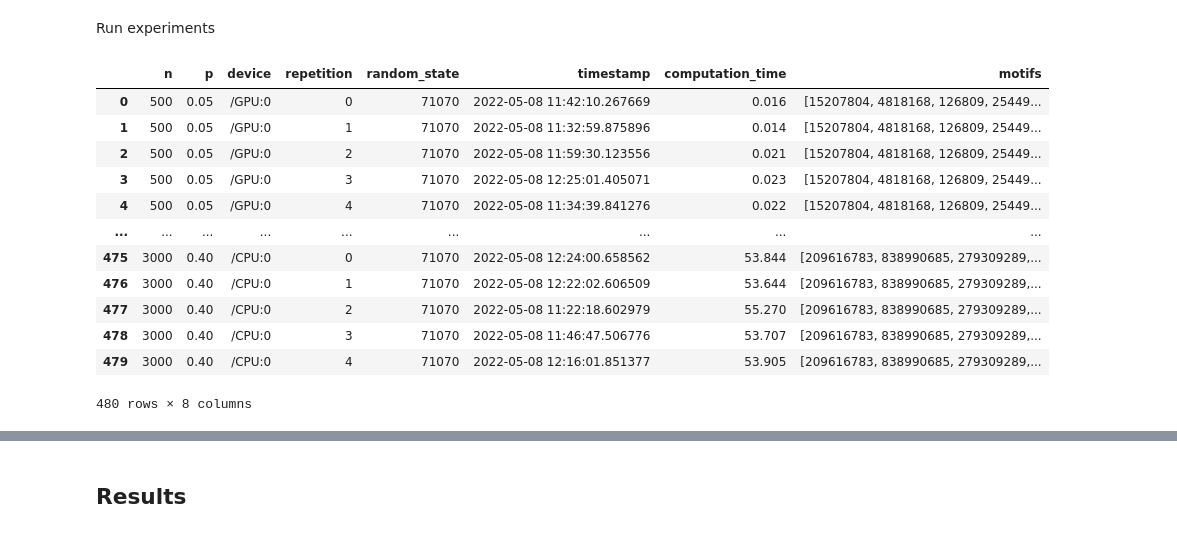
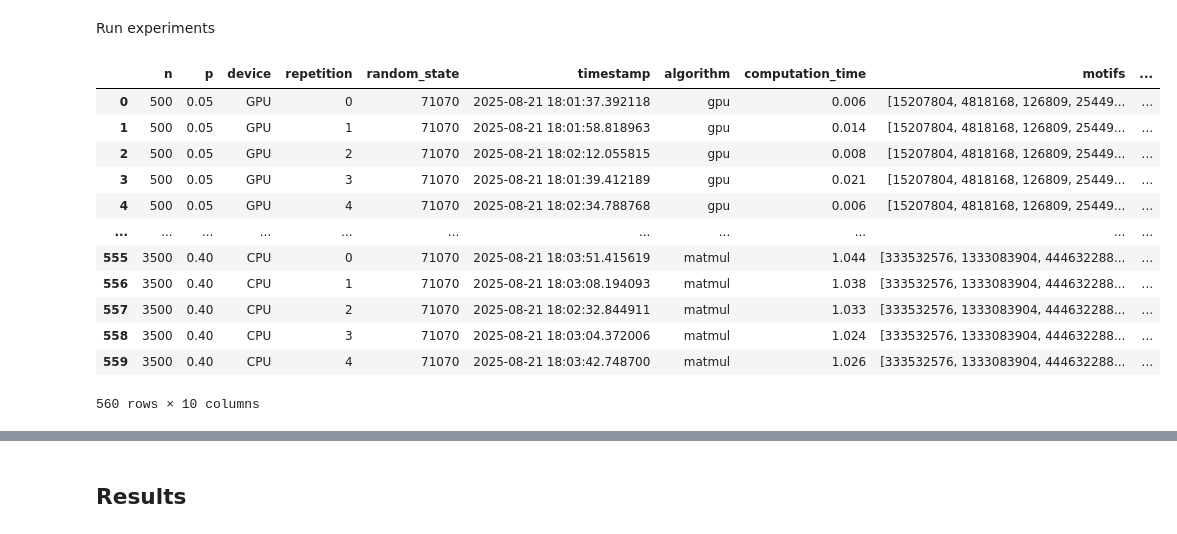
Before and after one commit to gialdetti/netsci, a Jupyter notebook: examples/tech/gpu_speedup.ipynb, the cells around one changed output, grey strips where cells are left out. Drawn from its saved outputs; the diff is of its cells as text; code cells hidden in the pictures.

```diff
--- a/examples/tech/gpu_speedup.ipynb
+++ b/examples/tech/gpu_speedup.ipynb
@@ -132,17 +74,19 @@ CPU took 4.208 sec.
 # %% [markdown]
 Experiment configurations
 # %%
-ns = np.arange(0, 3500, 500)[1:]
-ps = np.linspace(0, 0.4, 8+1)[1:]
+# ns = np.arange(0, 500, 100)[1:]
+ns = np.arange(0, 4000, 500)[1:]
+ps = np.linspace(0, 0.4, 8 + 1)[1:]
 print(ns, ps)
-devices = ('/GPU:0', '/CPU:0')
+devices = ("GPU", "CPU")
 n_repetitions = 5
 
 # ns, ps = ns[:2], ps[:3]
 
-experiments = pd.DataFrame(itertools.product(ns, ps, devices, np.arange(n_repetitions)),
-                           columns=['n', 'p', 'device', 'repetition']) \
-  .assign(random_state=71070)
+experiments = pd.DataFrame(
+    itertools.product(ns, ps, devices, np.arange(n_repetitions)),
+    columns=["n", "p", "device", "repetition"],
+).assign(random_state=71070)
 
 # display(experiments.agg(['nunique']))
 experiments
@@ -164,39 +108,47 @@ experiments
 # %% [markdown]
 Run experiments
 # %%
-logging.getLogger('netsci.metrics.motifs_gpu').setLevel(logging.INFO)
+logging.getLogger("netsci.metrics.motifs_gpu").setLevel(logging.INFO)
 
 
 def measure(A, device):
-  timestamp = pd.Timestamp.now()
+    timestamp = pd.Timestamp.now()
 
-  with Timer() as t:
-    with tf.device(device):
-      f = nsm.motifs(A, algorithm='gpu')
-  return {
-      'timestamp': timestamp,
-      'computation_time': t.interval_ms / 1000,
-      'motifs': f,
-  }
+    algorithm = "gpu" if device == "GPU" else "matmul"
+    with Timer() as t:
+        f = nsm.motifs(A, algorithm=algorithm)
+    return {
+        "timestamp": timestamp,
+        "algorithm": algorithm,
+        "computation_time": t.interval_ms / 1000,
+        "motifs": f,
+    }
 
 
 times = experiments.join(
-    experiments.sample(frac=1) \
-    .progress_apply(lambda r: measure(erdos_renyi(r.n, r.p, random_state=r.random_state), r.device), axis=1) \
+    experiments.sample(frac=1)
+    .progress_apply(
+        lambda r: measure(erdos_renyi(r.n, r.p, random_state=r.random_state), r.device),
+        axis=1,
+    )
     .apply(pd.Series)
+).assign(
+    processor=lambda df: df.device.replace(
+        dict(CPU=system_info["cpu"], GPU=system_info["gpus_compute"][-1])
+    )
 )
 times
 # %% [output]
-|  | n | p | device | repetition | random_state | timestamp | computation_time | motifs |
-| 0 | 500 | 0.05 | /GPU:0 | 0 | 71070 | 2022-05-08 11:42:10.267669 | 0.016 | [15207804, 4818168, 126809, 25449... |
-| 1 | 500 | 0.05 | /GPU:0 | 1 | 71070 | 2022-05-08 11:32:59.875896 | 0.014 | [15207804, 4818168, 126809, 25449... |
-| 2 | 500 | 0.05 | /GPU:0 | 2 | 71070 | 2022-05-08 11:59:30.123556 | 0.021 | [15207804, 4818168, 126809, 25449... |
-| 3 | 500 | 0.05 | /GPU:0 | 3 | 71070 | 2022-05-08 12:25:01.405071 | 0.023 | [15207804, 4818168, 126809, 25449... |
-| 4 | 500 | 0.05 | /GPU:0 | 4 | 71070 | 2022-05-08 11:34:39.841276 | 0.022 | [15207804, 4818168, 126809, 25449... |
-| ... | ... | ... | ... | ... | ... | ... | ... | ... |
-| 475 | 3000 | 0.40 | /CPU:0 | 0 | 71070 | 2022-05-08 12:24:00.658562 | 53.844 | [209616783, 838990685, 279309289,... |
-| 476 | 3000 | 0.40 | /CPU:0 | 1 | 71070 | 2022-05-08 12:22:02.606509 | 53.644 | [209616783, 838990685, 279309289,... |
-| 477 | 3000 | 0.40 | /CPU:0 | 2 | 71070 | 2022-05-08 11:22:18.602979 | 55.270 | [209616783, 838990685, 279309289,... |
-| 478 | 3000 | 0.40 | /CPU:0 | 3 | 71070 | 2022-05-08 11:46:47.506776 | 53.707 | [209616783, 838990685, 279309289,... |
-| 479 | 3000 | 0.40 | /CPU:0 | 4 | 71070 | 2022-05-08 12:16:01.851377 | 53.905 | [209616783, 838990685, 279309289,... |
+|  | n | p | device | repetition | random_state | timestamp | algorithm | computation_time | motifs | ... |
+| 0 | 500 | 0.05 | GPU | 0 | 71070 | 2025-08-21 18:01:37.392118 | gpu | 0.006 | [15207804, 4818168, 126809, 25449... | ... |
+| 1 | 500 | 0.05 | GPU | 1 | 71070 | 2025-08-21 18:01:58.818963 | gpu | 0.014 | [15207804, 4818168, 126809, 25449... | ... |
+| 2 | 500 | 0.05 | GPU | 2 | 71070 | 2025-08-21 18:02:12.055815 | gpu | 0.008 | [15207804, 4818168, 126809, 25449... | ... |
+| 3 | 500 | 0.05 | GPU | 3 | 71070 | 2025-08-21 18:01:39.412189 | gpu | 0.021 | [15207804, 4818168, 126809, 25449... | ... |
+| 4 | 500 | 0.05 | GPU | 4 | 71070 | 2025-08-21 18:02:34.788768 | gpu | 0.006 | [15207804, 4818168, 126809, 25449... | ... |
+| ... | ... | ... | ... | ... | ... | ... | ... | ... | ... | ... |
+| 555 | 3500 | 0.40 | CPU | 0 | 71070 | 2025-08-21 18:03:51.415619 | matmul | 1.044 | [333532576, 1333083904, 444632288... | ... |
+| 556 | 3500 | 0.40 | CPU | 1 | 71070 | 2025-08-21 18:03:08.194093 | matmul | 1.038 | [333532576, 1333083904, 444632288... | ... |
+| 557 | 3500 | 0.40 | CPU | 2 | 71070 | 2025-08-21 18:02:32.844911 | matmul | 1.033 | [333532576, 1333083904, 444632288... | ... |
+| 558 | 3500 | 0.40 | CPU | 3 | 71070 | 2025-08-21 18:03:04.372006 | matmul | 1.024 | [333532576, 1333083904, 444632288... | ... |
+| 559 | 3500 | 0.40 | CPU | 4 | 71070 | 2025-08-21 18:03:42.748700 | matmul | 1.026 | [333532576, 1333083904, 444632288... | ... |
-480 rows × 8 columns
+560 rows × 10 columns
```
Also changed, not shown: parts of 18 cells of this notebook, 16 other files.
